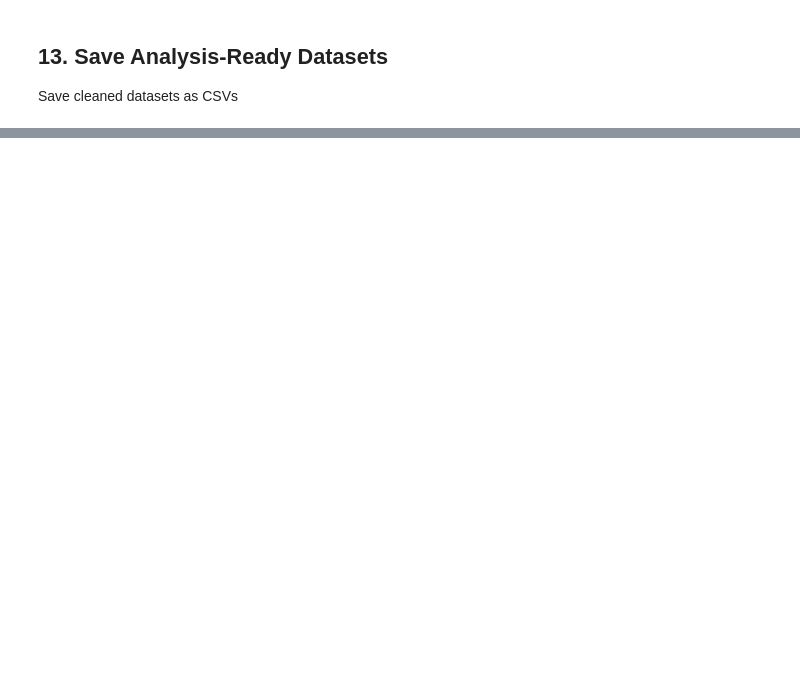
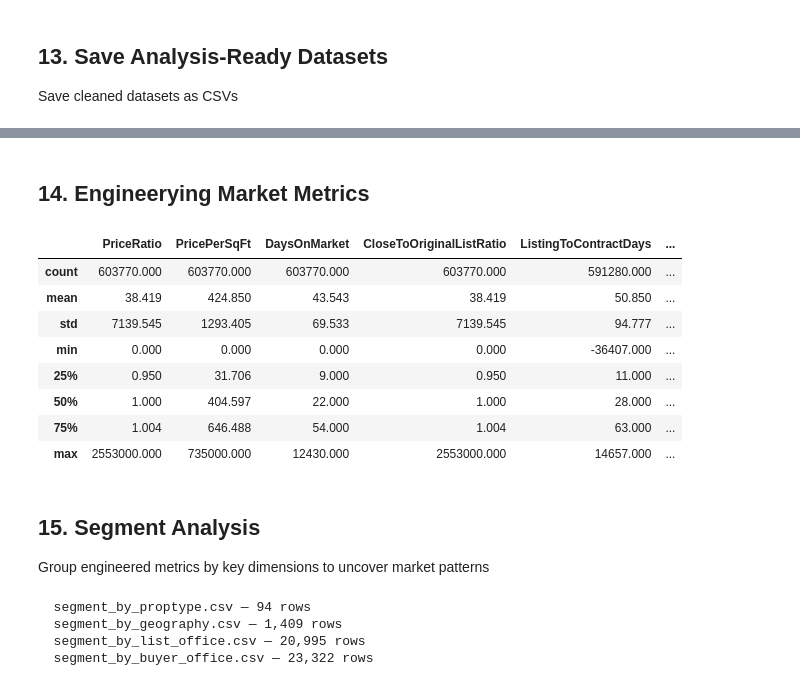
Before and after one commit to Christinali1213/IDX_Exchange, a Jupyter notebook: CRMLS_EDA.ipynb, the cells around one changed output, grey strips where cells are left out. Saved outputs shown, nothing was run; the diff lists cells and outputs as text; code cells hidden in the pictures; blank space fills up the shorter version.

```diff
--- a/CRMLS_EDA.ipynb
+++ b/CRMLS_EDA.ipynb
@@ -1165,0 +1163,57 @@ Saved: listing_cleaned_w45.csv
+# %% [markdown]
+## 14. Engineerying Market Metrics
+# %%
+sold     = pd.read_csv("sold_cleaned_w45.csv",    low_memory=False)
+listings = pd.read_csv("listing_cleaned_w45.csv", low_memory=False)
+# %%
+for col in ["CloseDate", "ListingContractDate", "PurchaseContractDate"]:
+    if col in sold.columns:
+        sold[col] = pd.to_datetime(sold[col], errors="coerce")
+
+
+# ClosePrice / OriginalListPrice
+sold["PriceRatio"] = sold["ClosePrice"] / sold["OriginalListPrice"]
+
+# ClosePrice / LivingArea
+sold["PricePerSqFt"] = sold["ClosePrice"] / sold["LivingArea"]
+
+# Raw field — cast to numeric
+sold["DaysOnMarket"] = pd.to_numeric(sold["DaysOnMarket"], errors="coerce")
+
+# Derived from CloseDate
+sold["Year"]  = sold["CloseDate"].dt.year
+sold["Month"] = sold["CloseDate"].dt.month
+sold["YrMo"]  = sold["CloseDate"].dt.to_period("M").astype(str)
+sold[["CloseDate", "Year", "Month", "YrMo"]].head()
+
+# ClosePrice / OriginalListPrice (captures full price reduction history)
+sold["CloseToOriginalListRatio"] = sold["ClosePrice"] / sold["OriginalListPrice"]
+
+# PurchaseContractDate - ListingContractDate
+sold["ListingToContractDays"] = (
+    (sold["PurchaseContractDate"] - sold["ListingContractDate"]).dt.days
+)
+
+# CloseDate - PurchaseContractDate
+sold["ContractToCloseDays"] = (
+    (sold["CloseDate"] - sold["PurchaseContractDate"]).dt.days
+)
+# %%
+metric_cols = [
+    "PriceRatio", "PricePerSqFt", "DaysOnMarket",
+    "CloseToOriginalListRatio", "ListingToContractDays", "ContractToCloseDays"
+]
+sold[metric_cols].describe().round(3)
+# %% [output]
+|  | PriceRatio | PricePerSqFt | DaysOnMarket | CloseToOriginalListRatio | ListingToContractDays | ... |
+| count | 603770.000 | 603770.000 | 603770.000 | 603770.000 | 591280.000 | ... |
+| mean | 38.419 | 424.850 | 43.543 | 38.419 | 50.850 | ... |
+| std | 7139.545 | 1293.405 | 69.533 | 7139.545 | 94.777 | ... |
+| min | 0.000 | 0.000 | 0.000 | 0.000 | -36407.000 | ... |
+| 25% | 0.950 | 31.706 | 9.000 | 0.950 | 11.000 | ... |
+| 50% | 1.000 | 404.597 | 22.000 | 1.000 | 28.000 | ... |
+| 75% | 1.004 | 646.488 | 54.000 | 1.004 | 63.000 | ... |
+| max | 2553000.000 | 735000.000 | 12430.000 | 2553000.000 | 14657.000 | ... |
+# %% [markdown]
+## 15. Segment Analysis
+Group engineered metrics by key dimensions to uncover market patterns
@@ -1165,0 +1244,21 @@ Saved: listing_cleaned_w45.csv
+# %%
+by_proptype     = segment_summary(sold, ["PropertyType", "PropertySubType"])
+by_geography    = segment_summary(sold, ["CountyOrParish", "MLSAreaMajor"])
+by_list_office  = segment_summary(sold, ["ListOfficeName"],  sort_by="total_volume")
+by_buyer_office = segment_summary(sold, ["BuyerOfficeName"], sort_by="total_volume")
+
+segments = {
+    "segment_by_proptype"     : by_proptype,
+    "segment_by_geography"    : by_geography,
+    "segment_by_list_office"  : by_list_office,
+    "segment_by_buyer_office" : by_buyer_office,
+}
+
+for filename, df in segments.items():
+    df.to_csv(f"{filename}.csv", index=False)
+    print(f"  {filename}.csv — {len(df):,} rows")
+# %% [output]
+  segment_by_proptype.csv — 94 rows
+  segment_by_geography.csv — 1,409 rows
+  segment_by_list_office.csv — 20,995 rows
+  segment_by_buyer_office.csv — 23,322 rows
```
Also changed, not shown: parts of 12 cells of this notebook.
